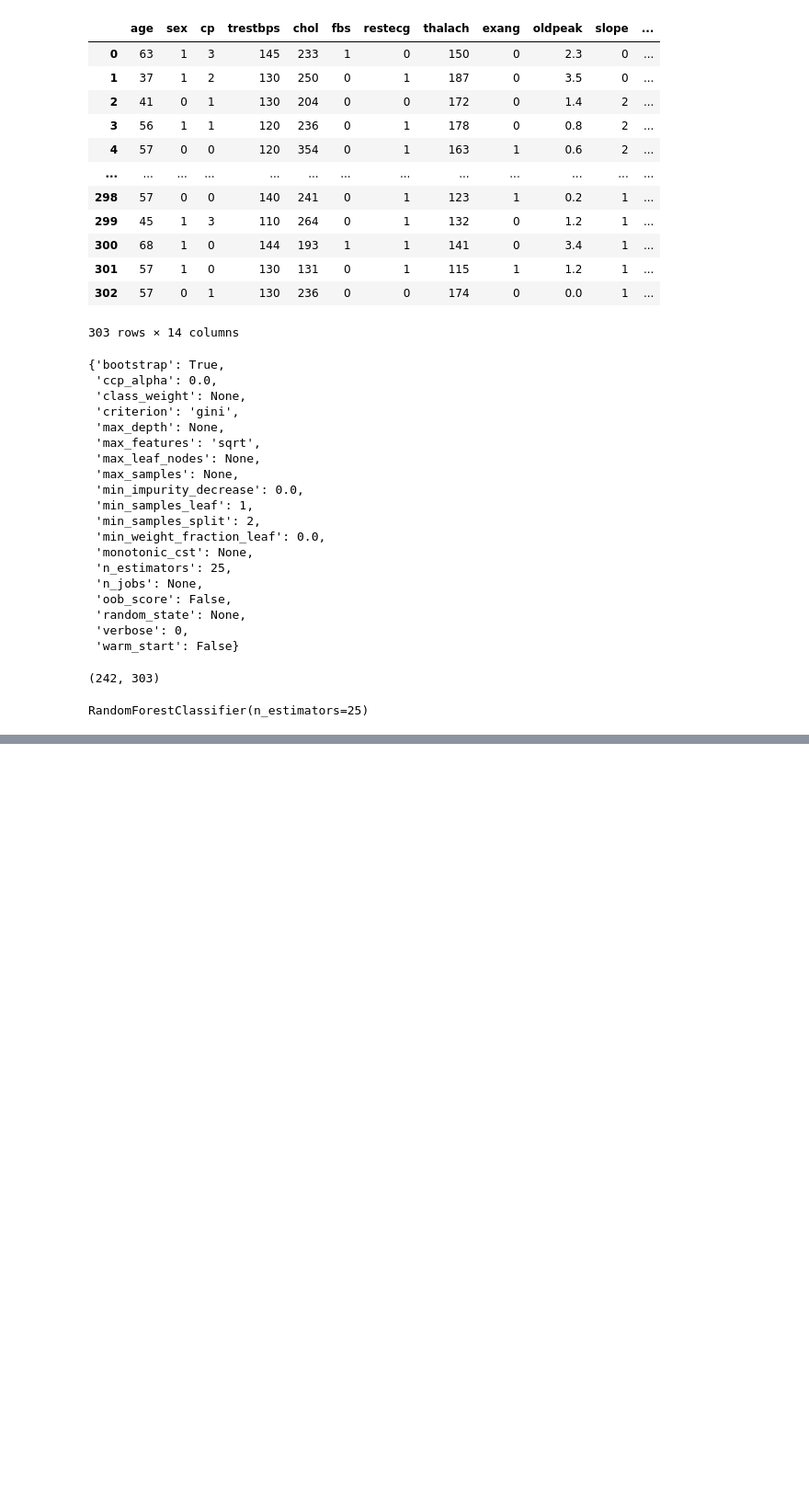
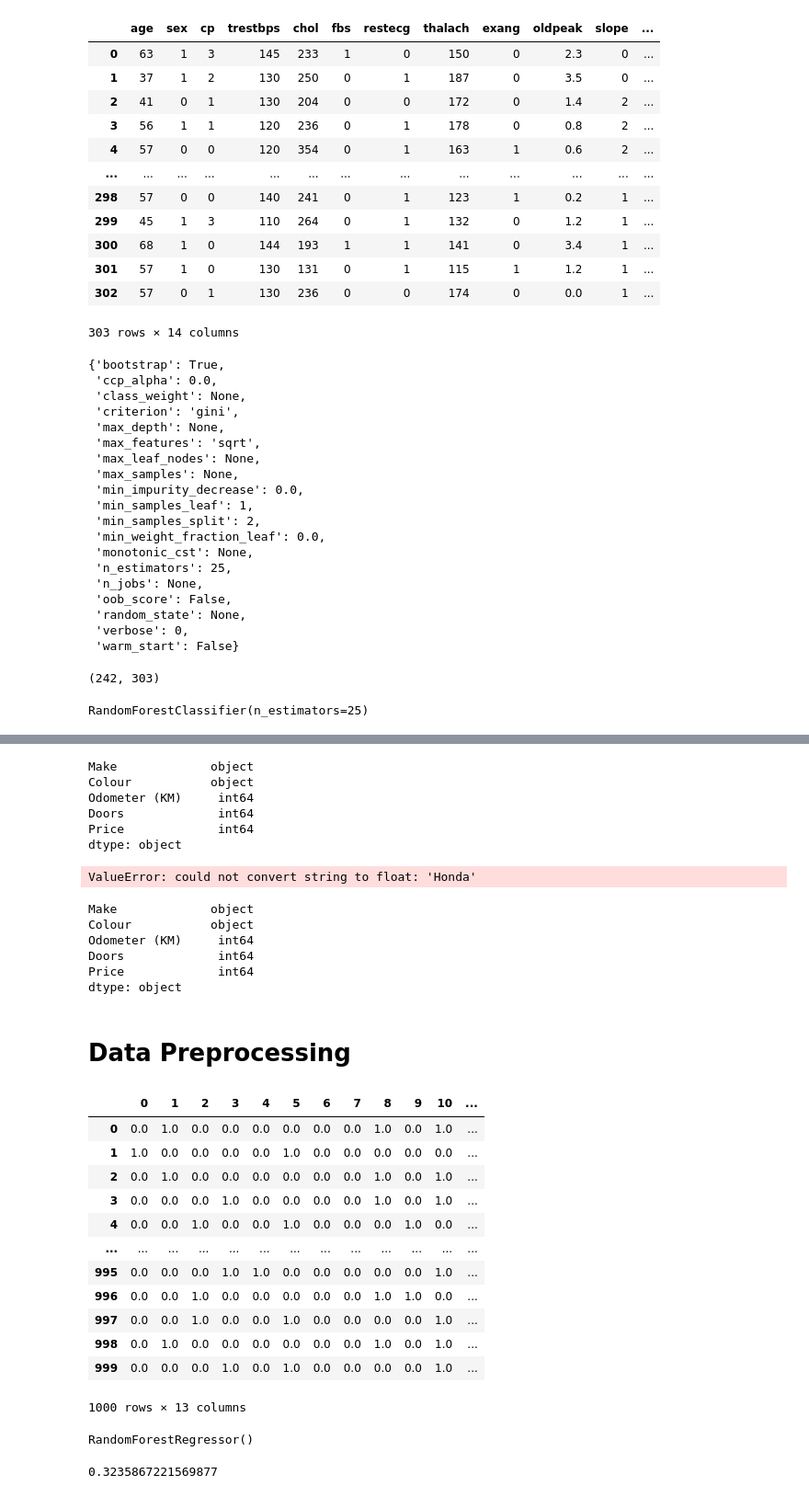
Before and after one commit to AliAbdallah454/ZTMMlCourse, a Jupyter notebook: scikit-learn/introduction-to-scikit-learn.ipynb, the cells around one changed output, grey strips where cells are left out. Shown: that part at 92% size. Saved outputs shown, nothing was run; the diff lists cells and outputs as text; code cells hidden in the pictures; blank space fills up the shorter version.

Commit message:
Downloaded new datasets and started with one-hot encoding

```diff
--- a/scikit-learn/introduction-to-scikit-learn.ipynb
+++ b/scikit-learn/introduction-to-scikit-learn.ipynb
@@ -133,0 +220,3 @@ loaded_model.score(X_test, y_test)
+# %%
+car_sales = pd.read_csv("../datasets/car-sales-extended.csv")
+car_sales
@@ -133,0 +237,61 @@ loaded_model.score(X_test, y_test)
+# %%
+car_sales.dtypes
+# %% [output]
+Make             object
+Colour           object
+Odometer (KM)     int64
+Doors             int64
+Price             int64
+dtype: object
+# %%
+X = car_sales.drop("Price", axis=1)
+y = car_sales["Price"]
+
+X_train, X_test, y_train, y_test = train_test_split(X, y, test_size=0.2)
+# %%
+from sklearn.ensemble import RandomForestRegressor
+
+model = RandomForestRegressor()
+model.fit(X_train, y_train)
+model.score(X_test, y_test)
+# %% [output]
+ValueError: could not convert string to float: 'Honda'
+# %%
+car_sales.dtypes
+# %% [output]
+Make             object
+Colour           object
+Odometer (KM)     int64
+Doors             int64
+Price             int64
+dtype: object
+# %% [markdown]
+# Data Preprocessing
+# %%
+# Turn the categories into numbers
+from sklearn.preprocessing import OneHotEncoder
+from sklearn.compose import ColumnTransformer
+
+categorical_features = ["Make", "Colour", "Doors"]
+one_hot = OneHotEncoder()
+transformer = ColumnTransformer([
+    ("one-hot",
+     one_hot,
+     categorical_features)], remainder="passthrough")
+
+transformed_X = transformer.fit_transform(X)
+pd.DataFrame(transformed_X)
+# %% [output]
+|  | 0 | 1 | 2 | 3 | 4 | 5 | 6 | 7 | 8 | 9 | 10 | ... |
+| 0 | 0.0 | 1.0 | 0.0 | 0.0 | 0.0 | 0.0 | 0.0 | 0.0 | 1.0 | 0.0 | 1.0 | ... |
+| 1 | 1.0 | 0.0 | 0.0 | 0.0 | 0.0 | 1.0 | 0.0 | 0.0 | 0.0 | 0.0 | 0.0 | ... |
+| 2 | 0.0 | 1.0 | 0.0 | 0.0 | 0.0 | 0.0 | 0.0 | 0.0 | 1.0 | 0.0 | 1.0 | ... |
+| 3 | 0.0 | 0.0 | 0.0 | 1.0 | 0.0 | 0.0 | 0.0 | 0.0 | 1.0 | 0.0 | 1.0 | ... |
+| 4 | 0.0 | 0.0 | 1.0 | 0.0 | 0.0 | 1.0 | 0.0 | 0.0 | 0.0 | 1.0 | 0.0 | ... |
+| ... | ... | ... | ... | ... | ... | ... | ... | ... | ... | ... | ... | ... |
+| 995 | 0.0 | 0.0 | 0.0 | 1.0 | 1.0 | 0.0 | 0.0 | 0.0 | 0.0 | 0.0 | 1.0 | ... |
+| 996 | 0.0 | 0.0 | 1.0 | 0.0 | 0.0 | 0.0 | 0.0 | 0.0 | 1.0 | 1.0 | 0.0 | ... |
+| 997 | 0.0 | 0.0 | 1.0 | 0.0 | 0.0 | 1.0 | 0.0 | 0.0 | 0.0 | 0.0 | 1.0 | ... |
+| 998 | 0.0 | 1.0 | 0.0 | 0.0 | 0.0 | 0.0 | 0.0 | 0.0 | 1.0 | 0.0 | 1.0 | ... |
+| 999 | 0.0 | 0.0 | 0.0 | 1.0 | 0.0 | 1.0 | 0.0 | 0.0 | 0.0 | 0.0 | 1.0 | ... |
+1000 rows × 13 columns
@@ -133,0 +301,12 @@ loaded_model.score(X_test, y_test)
+# %%
+np.random.seed(42)
+
+X_train, X_test, y_train, y_test = train_test_split(transformed_X, y, test_size=0.2)
+
+model.fit(X_train, y_train)
+# %% [output]
+RandomForestRegressor()
+# %%
+model.score(X_test, y_test)
+# %% [output]
+0.3235867221569877
```
Also changed, not shown: parts of 19 cells of this notebook, 3 other files.
